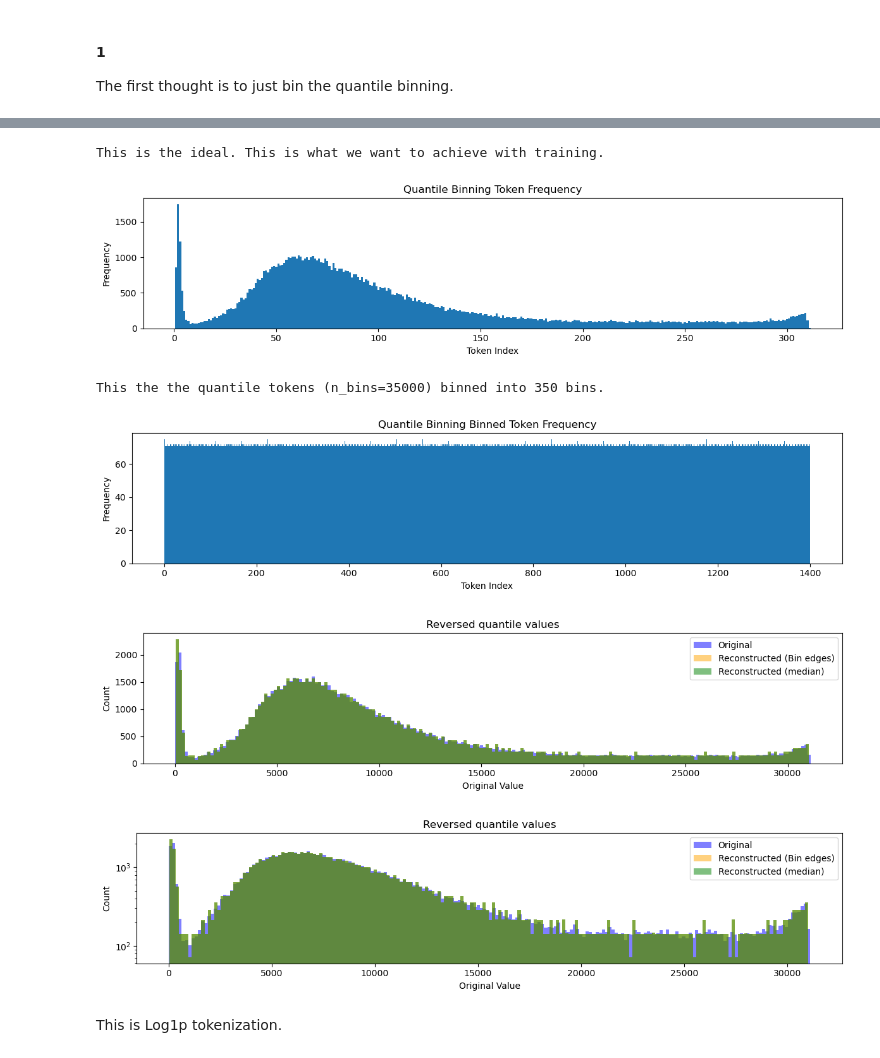
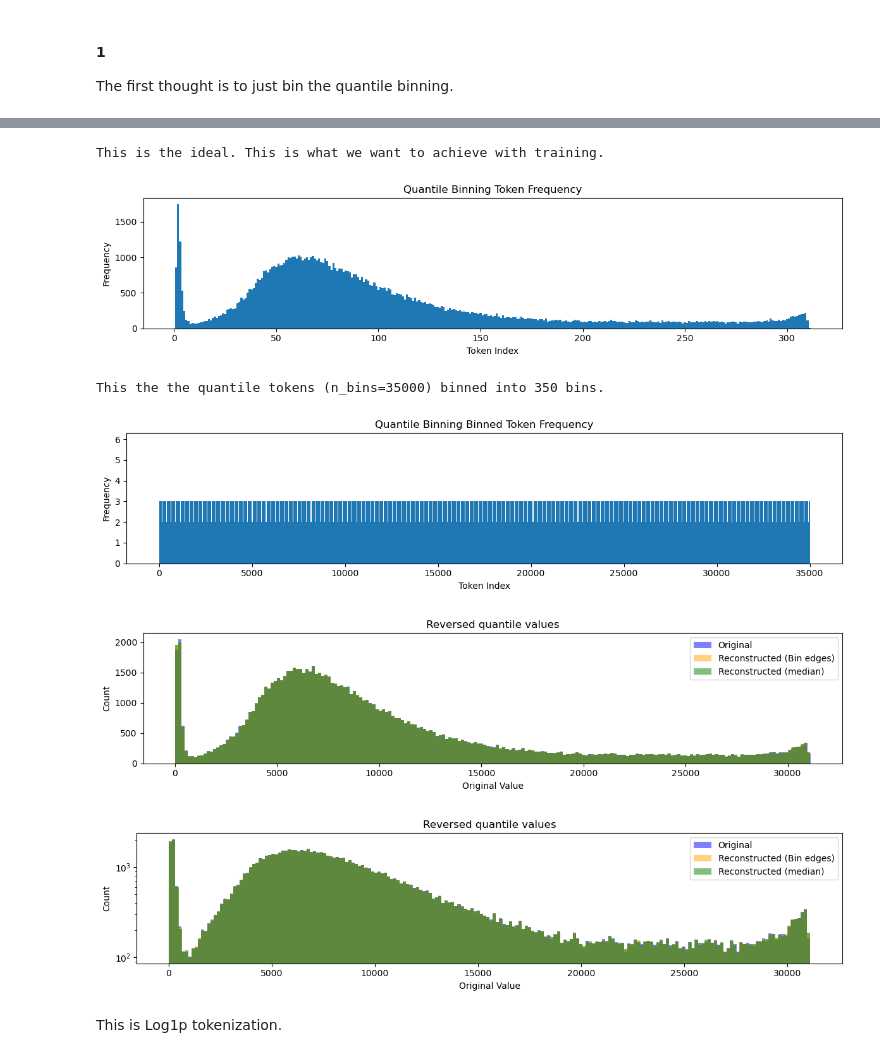
Before and after one commit to EshwaryForReasons/particleGPT, a Jupyter notebook: analysis_notebooks/transformation_testing_pt.ipynb, the cells around one changed output, grey strips where cells are left out. Cells and saved outputs as stored; diff of their text form; code cells hidden in the pictures.

```diff
--- a/analysis_notebooks/transformation_testing_pt.ipynb
+++ b/analysis_notebooks/transformation_testing_pt.ipynb
@@ -202,7 +223,7 @@ The first thought is to just bin the quantile binning.
 print("This is the ideal. This is what we want to achieve with training.")
 plot_token_freq(current_tokens, "Quantile Binning Token Frequency")
 
-quan_bin_bins = np.linspace(0, 35000, 1400)
+quan_bin_bins = np.linspace(0, 35000, 35000)
 quan_bin_bin_tokenized = np.digitize(quantile_tokens, quan_bin_bins)
 # print(quan_bin_bins,quan_bin_bins.min(), quan_bin_bins.max(), quan_bin_bins.shape)
 # print(quan_bin_bin_tokenized, quan_bin_bin_tokenized.min(), quan_bin_bin_tokenized.max(), quan_bin_bin_tokenized.shape)
@@ -210,41 +231,41 @@ quan_bin_bin_tokenized = np.digitize(quantile_tokens, quan_bin_bins)
 print("This the the quantile tokens (n_bins=35000) binned into 350 bins.")
 plot_token_freq(quan_bin_bin_tokenized, "Quantile Binning Binned Token Frequency")
 
-reversed_binned_quantile_values = quantile_detokenize(quan_bin_bin_tokenized * 25, quantile_edges)
+reversed_binned_quantile_values = quantile_detokenize(quan_bin_bin_tokenized * 1, quantile_edges)
 mean_per_binned_bin = build_bin_means(original_values, quantile_edges)
-reconstructed_binned_pt = mean_per_binned_bin[quan_bin_bin_tokenized * 25 - 0]
+reconstructed_binned_pt = mean_per_binned_bin[quan_bin_bin_tokenized * 1 - 0]
 
 n_bins_for_plotting = 200
 
 plt.figure(figsize=(12, 3))
 plt.hist(original_values, bins=n_bins_for_plotting, color='blue', alpha=0.5)
 plt.hist(reversed_binned_quantile_values, bins=n_bins_for_plotting, color='orange', alpha=0.5)
 plt.hist(reconstructed_binned_pt, bins=n_bins_for_plotting, color='green', alpha=0.5)
 plt.title("Reversed quantile values")
 plt.xlabel("Original Value")
 plt.ylabel("Count")
 plt.legend(['Original', 'Reconstructed (Bin edges)', 'Reconstructed (median)'])
 plt.tight_layout()
 plt.show()
 
 plt.figure(figsize=(12, 3))
 plt.yscale('log')
 plt.hist(original_values, bins=n_bins_for_plotting, color='blue', alpha=0.5)
 plt.hist(reversed_binned_quantile_values, bins=n_bins_for_plotting, color='orange', alpha=0.5)
 plt.hist(reconstructed_binned_pt, bins=n_bins_for_plotting, color='green', alpha=0.5)
 plt.title("Reversed quantile values")
 plt.xlabel("Original Value")
 plt.ylabel("Count")
 plt.legend(['Original', 'Reconstructed (Bin edges)', 'Reconstructed (median)'])
 plt.tight_layout()
 plt.show()
 # %% [output]
 This is the ideal. This is what we want to achieve with training.
 [figure]
 This the the quantile tokens (n_bins=35000) binned into 350 bins.
-[figure, old version]
+[figure, new version]
-[figure, old version]
+[figure, new version]
-[figure, old version]
+[figure, new version]
 # %% [markdown]
 This is Log1p tokenization.
 # %%
```
Also changed, not shown: parts of 1 cell of this notebook, 8 other files.
